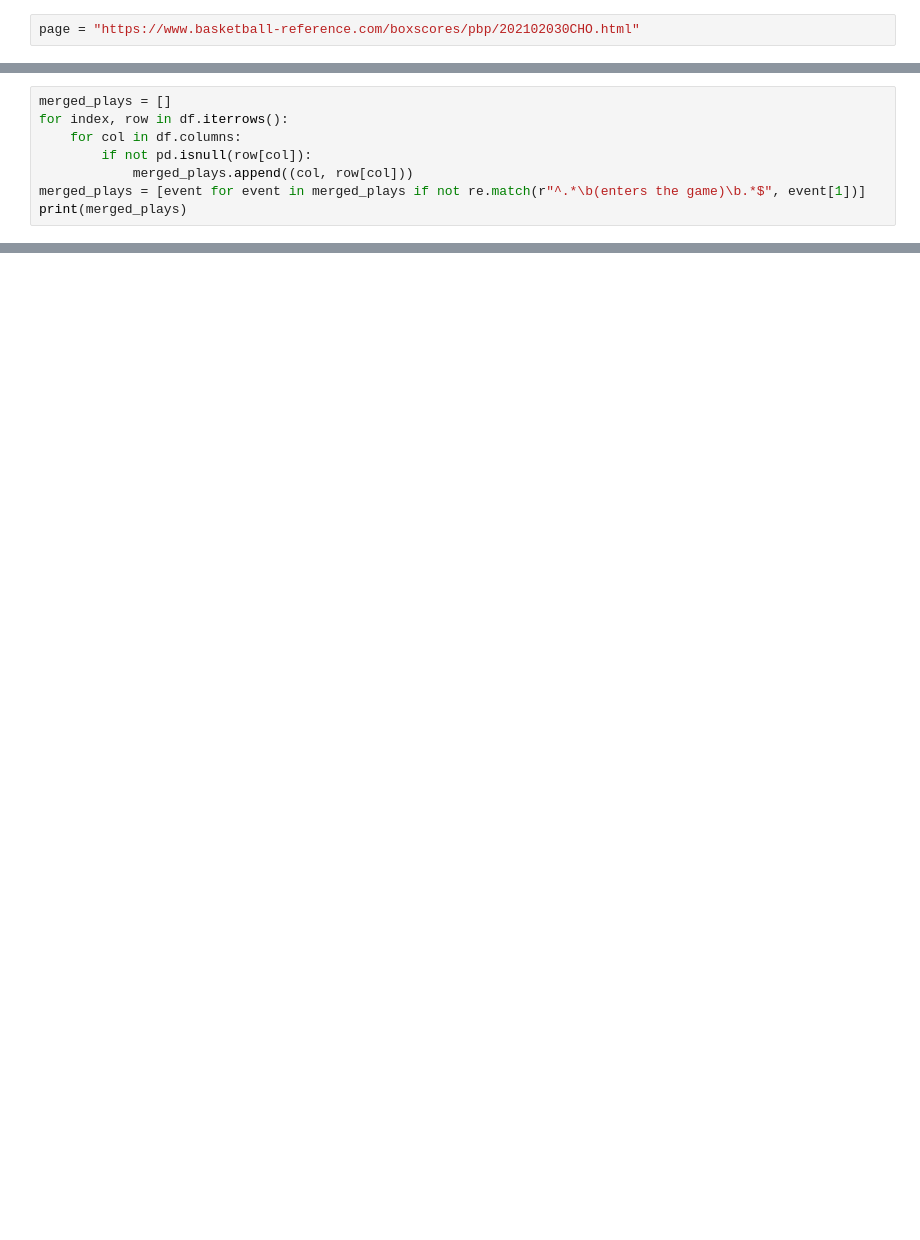
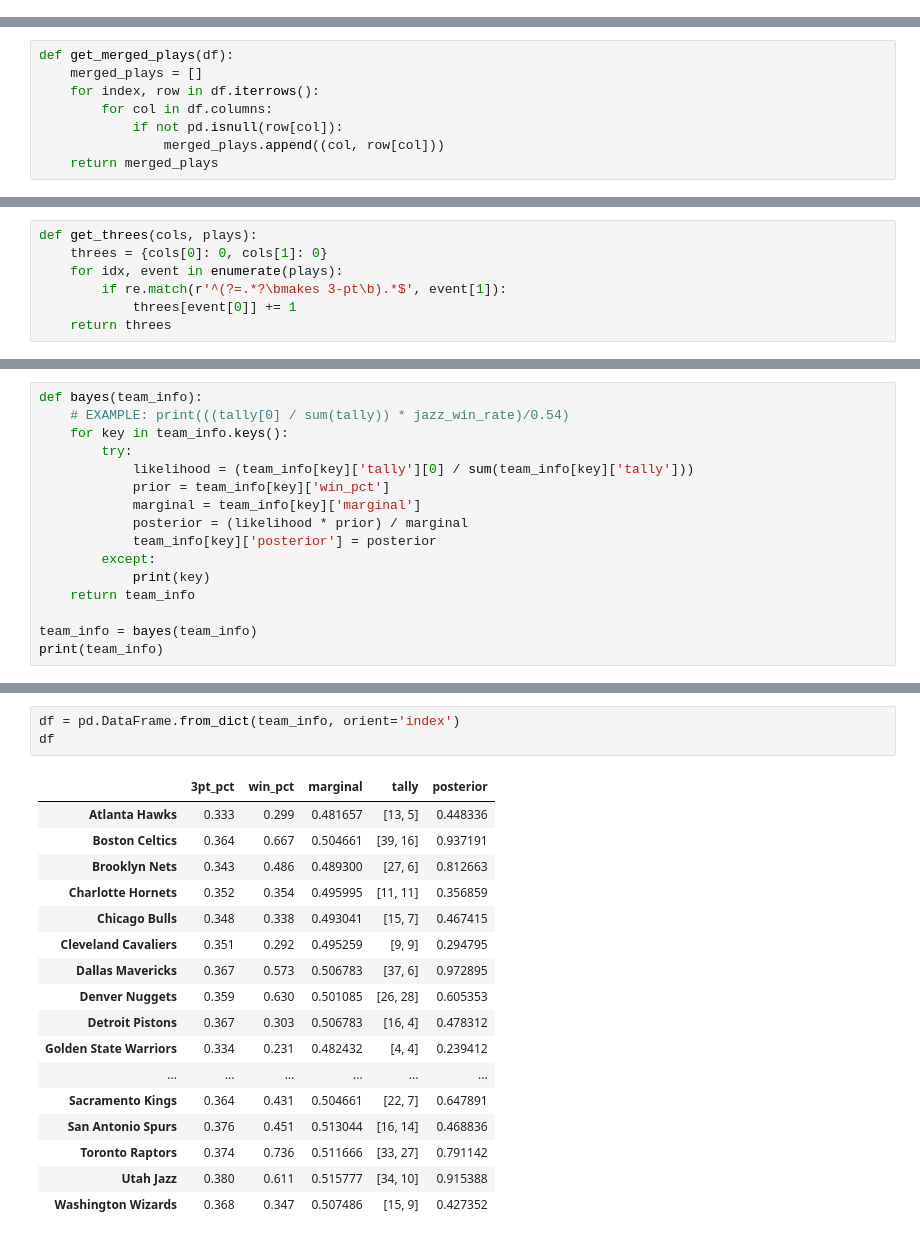
Before and after one commit to sevans09/bayesian-basketball, a Jupyter notebook: scraping.ipynb, the cells around one changed output, grey strips where cells are left out. Cells and saved outputs as stored; diff of their text form; blank space fills up the shorter version.

```diff
--- a/scraping.ipynb
+++ b/scraping.ipynb
@@ -6,2 +9,0 @@ import pandas as pd
-# %%
-page = "https://www.basketball-reference.com/boxscores/pbp/202102030CHO.html"
@@ -41,8 +64,8 @@ df
 # %%
-merged_plays = []
-for index, row in df.iterrows():
-    for col in df.columns:
-        if not pd.isnull(row[col]):
-            merged_plays.append((col, row[col]))
-merged_plays = [event for event in merged_plays if not re.match(r"^.*\b(enters the game)\b.*$", event[1])]
-print(merged_plays)
+def get_merged_plays(df):
+    merged_plays = []
+    for index, row in df.iterrows():
+        for col in df.columns:
+            if not pd.isnull(row[col]):
+                merged_plays.append((col, row[col]))
+    return merged_plays
@@ -112,0 +72,7 @@ Team possitivess after timeouts are {'A': 2, 'B': 1}
+# %%
+def get_threes(cols, plays):
+    threes = {cols[0]: 0, cols[1]: 0}
+    for idx, event in enumerate(plays):
+        if re.match(r'^(?=.*?\bmakes 3-pt\b).*$', event[1]):
+            threes[event[0]] += 1
+    return threes
@@ -112,0 +135,16 @@ Team possitivess after timeouts are {'A': 2, 'B': 1}
+# %%
+def bayes(team_info):
+    # EXAMPLE: print(((tally[0] / sum(tally)) * jazz_win_rate)/0.54)
+    for key in team_info.keys():
+        try:
+            likelihood = (team_info[key]['tally'][0] / sum(team_info[key]['tally']))
+            prior = team_info[key]['win_pct']
+            marginal = team_info[key]['marginal']
+            posterior = (likelihood * prior) / marginal
+            team_info[key]['posterior'] = posterior
+        except:
+            print(key)
+    return team_info
+
+team_info = bayes(team_info)
+print(team_info)
@@ -112,0 +153,21 @@ Team possitivess after timeouts are {'A': 2, 'B': 1}
+# %%
+df = pd.DataFrame.from_dict(team_info, orient='index')
+df
+# %% [output]
+|  | 3pt_pct | win_pct | marginal | tally | posterior |
+| Atlanta Hawks | 0.333 | 0.299 | 0.481657 | [13, 5] | 0.448336 |
+| Boston Celtics | 0.364 | 0.667 | 0.504661 | [39, 16] | 0.937191 |
+| Brooklyn Nets | 0.343 | 0.486 | 0.489300 | [27, 6] | 0.812663 |
+| Charlotte Hornets | 0.352 | 0.354 | 0.495995 | [11, 11] | 0.356859 |
+| Chicago Bulls | 0.348 | 0.338 | 0.493041 | [15, 7] | 0.467415 |
+| Cleveland Cavaliers | 0.351 | 0.292 | 0.495259 | [9, 9] | 0.294795 |
+| Dallas Mavericks | 0.367 | 0.573 | 0.506783 | [37, 6] | 0.972895 |
+| Denver Nuggets | 0.359 | 0.630 | 0.501085 | [26, 28] | 0.605353 |
+| Detroit Pistons | 0.367 | 0.303 | 0.506783 | [16, 4] | 0.478312 |
+| Golden State Warriors | 0.334 | 0.231 | 0.482432 | [4, 4] | 0.239412 |
+| ... | ... | ... | ... | ... | ... |
+| Sacramento Kings | 0.364 | 0.431 | 0.504661 | [22, 7] | 0.647891 |
+| San Antonio Spurs | 0.376 | 0.451 | 0.513044 | [16, 14] | 0.468836 |
+| Toronto Raptors | 0.374 | 0.736 | 0.511666 | [33, 27] | 0.791142 |
+| Utah Jazz | 0.380 | 0.611 | 0.515777 | [34, 10] | 0.915388 |
+| Washington Wizards | 0.368 | 0.347 | 0.507486 | [15, 9] | 0.427352 |
```
Also changed, not shown: parts of 11 cells of this notebook, 1 other file.
